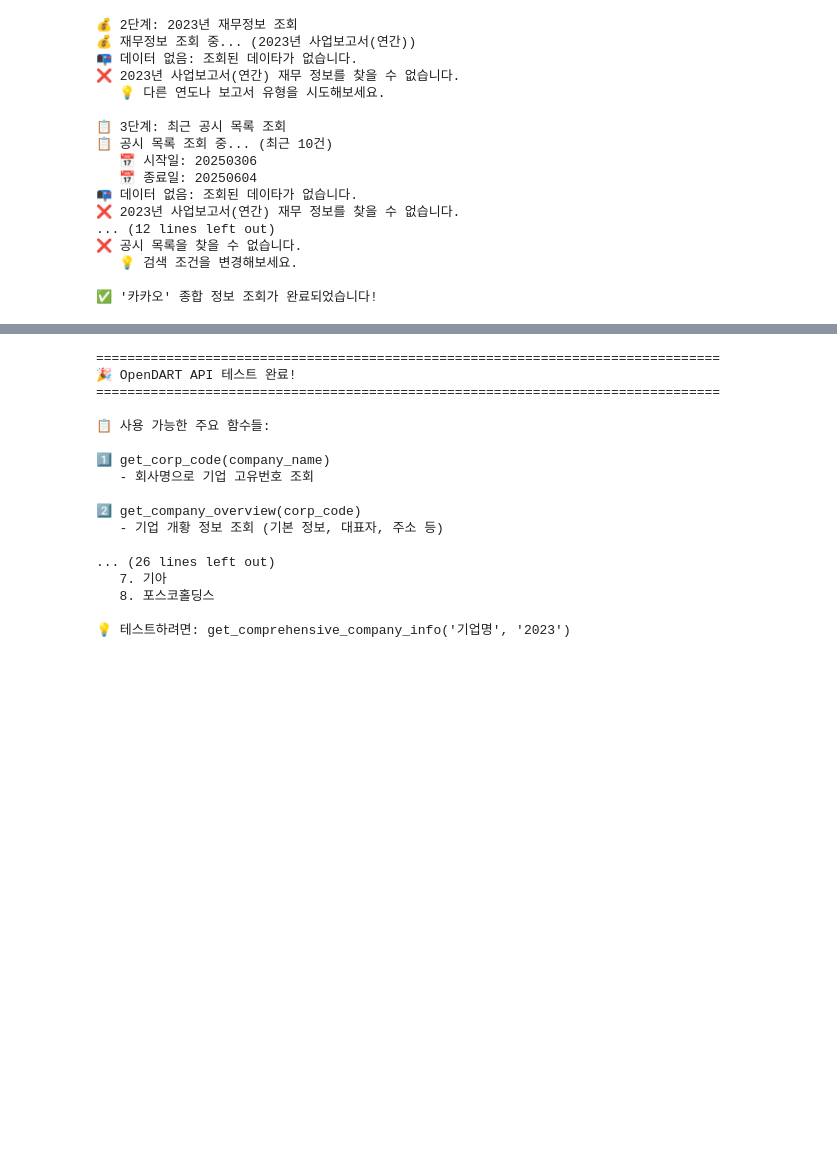
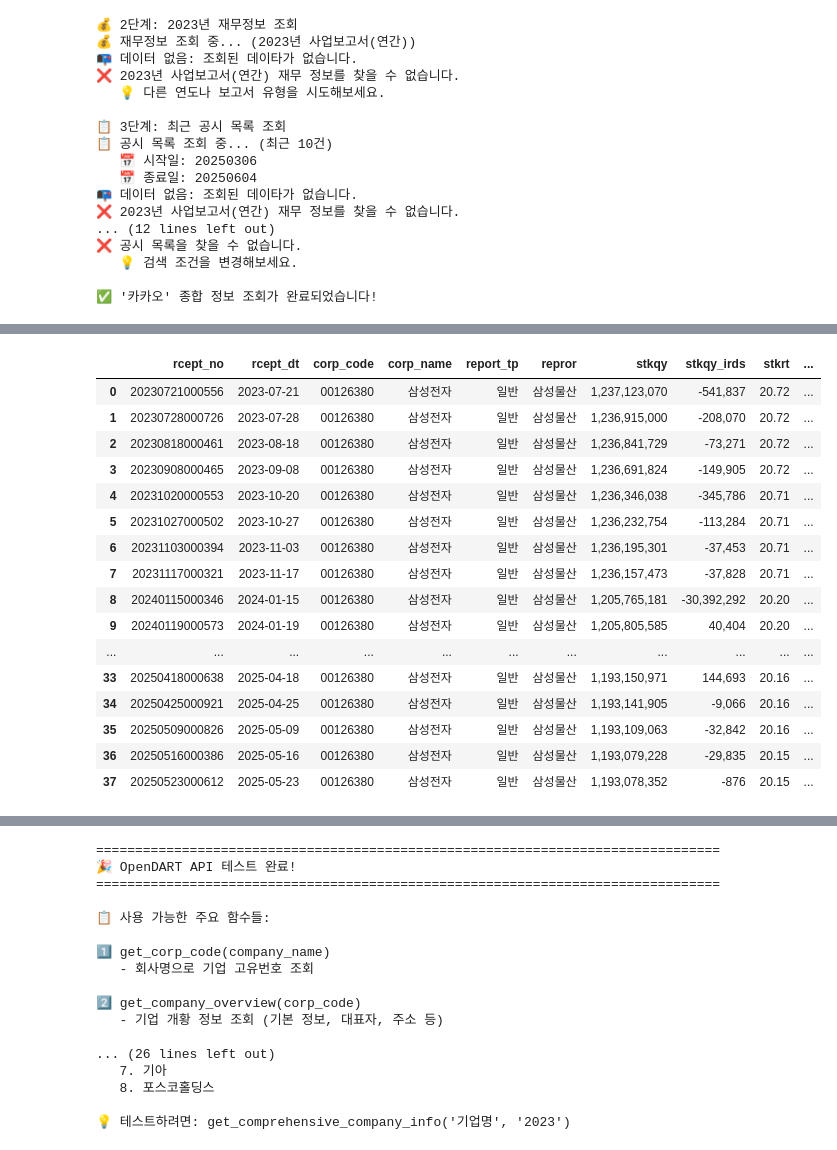
Before and after one commit to arkwith7/ai_agent_demo, a Jupyter notebook: backend/02.OpenDAART_API_기업정보_테스트.ipynb, the cells around one changed output, grey strips where cells are left out. Cells and saved outputs as stored; diff of their text form; code cells hidden in the pictures; blank space fills up the shorter version.

```diff
--- a/backend/02.OpenDAART_API_기업정보_테스트.ipynb
+++ b/backend/02.OpenDAART_API_기업정보_테스트.ipynb
@@ -981 +1089,23 @@ comprehensive_info = get_comprehensive_company_info(test_company, "2023")
+# %%
+# 삼성전자 대주주 현황
+holders = dart.major_shareholders('005930')
+holders
+# %% [output]
+|  | rcept_no | rcept_dt | corp_code | corp_name | report_tp | repror | stkqy | stkqy_irds | stkrt | ... |
+| 0 | 20230721000556 | 2023-07-21 | 00126380 | 삼성전자 | 일반 | 삼성물산 | 1,237,123,070 | -541,837 | 20.72 | ... |
+| 1 | 20230728000726 | 2023-07-28 | 00126380 | 삼성전자 | 일반 | 삼성물산 | 1,236,915,000 | -208,070 | 20.72 | ... |
+| 2 | 20230818000461 | 2023-08-18 | 00126380 | 삼성전자 | 일반 | 삼성물산 | 1,236,841,729 | -73,271 | 20.72 | ... |
+| 3 | 20230908000465 | 2023-09-08 | 00126380 | 삼성전자 | 일반 | 삼성물산 | 1,236,691,824 | -149,905 | 20.72 | ... |
+| 4 | 20231020000553 | 2023-10-20 | 00126380 | 삼성전자 | 일반 | 삼성물산 | 1,236,346,038 | -345,786 | 20.71 | ... |
+| 5 | 20231027000502 | 2023-10-27 | 00126380 | 삼성전자 | 일반 | 삼성물산 | 1,236,232,754 | -113,284 | 20.71 | ... |
+| 6 | 20231103000394 | 2023-11-03 | 00126380 | 삼성전자 | 일반 | 삼성물산 | 1,236,195,301 | -37,453 | 20.71 | ... |
+| 7 | 20231117000321 | 2023-11-17 | 00126380 | 삼성전자 | 일반 | 삼성물산 | 1,236,157,473 | -37,828 | 20.71 | ... |
+| 8 | 20240115000346 | 2024-01-15 | 00126380 | 삼성전자 | 일반 | 삼성물산 | 1,205,765,181 | -30,392,292 | 20.20 | ... |
+| 9 | 20240119000573 | 2024-01-19 | 00126380 | 삼성전자 | 일반 | 삼성물산 | 1,205,805,585 | 40,404 | 20.20 | ... |
+| ... | ... | ... | ... | ... | ... | ... | ... | ... | ... | ... |
+| 33 | 20250418000638 | 2025-04-18 | 00126380 | 삼성전자 | 일반 | 삼성물산 | 1,193,150,971 | 144,693 | 20.16 | ... |
+| 34 | 20250425000921 | 2025-04-25 | 00126380 | 삼성전자 | 일반 | 삼성물산 | 1,193,141,905 | -9,066 | 20.16 | ... |
+| 35 | 20250509000826 | 2025-05-09 | 00126380 | 삼성전자 | 일반 | 삼성물산 | 1,193,109,063 | -32,842 | 20.16 | ... |
+| 36 | 20250516000386 | 2025-05-16 | 00126380 | 삼성전자 | 일반 | 삼성물산 | 1,193,079,228 | -29,835 | 20.15 | ... |
+| 37 | 20250523000612 | 2025-05-23 | 00126380 | 삼성전자 | 일반 | 삼성물산 | 1,193,078,352 | -876 | 20.15 | ... |
 # %% [markdown]
```
Also changed, not shown: parts of 6 cells of this notebook, 1 other file.
